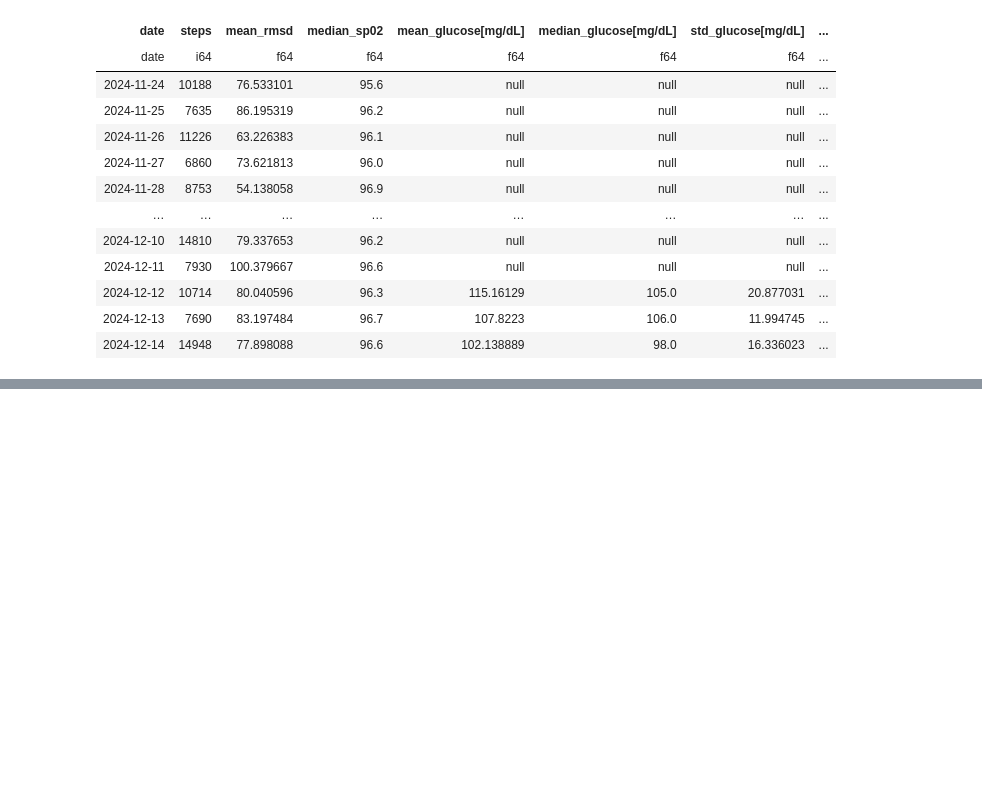
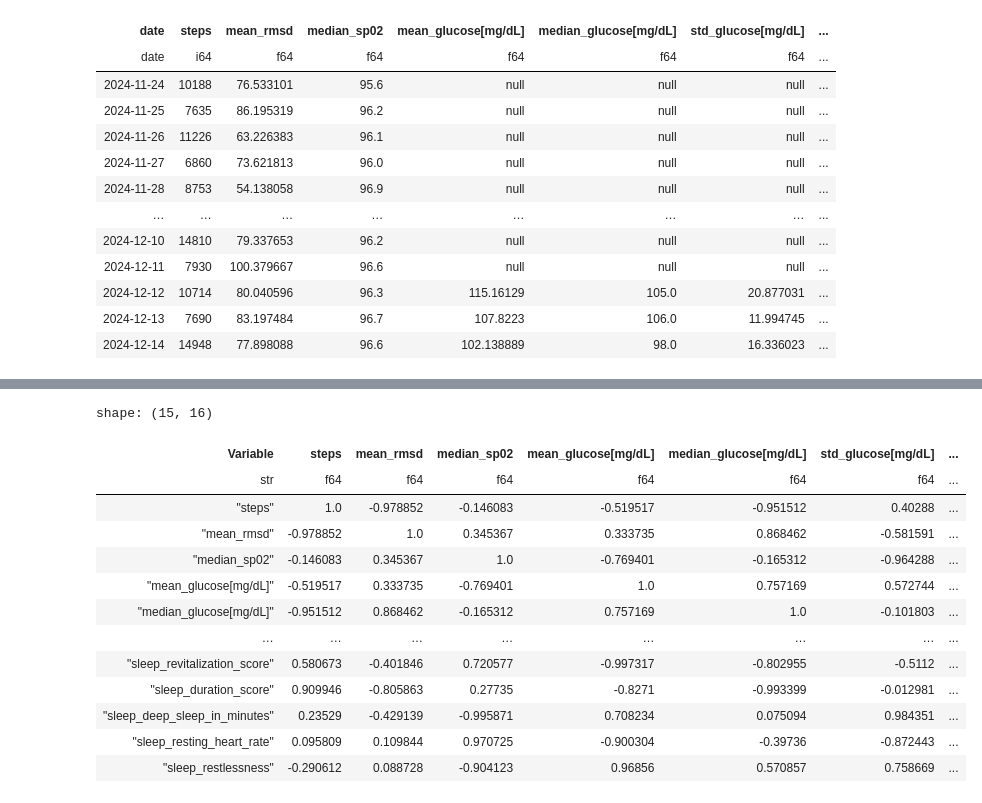
Before and after one commit to roman91DE/fitbitData, a Jupyter notebook: src/main.ipynb, the cells around one changed output, grey strips where cells are left out. Drawn from its saved outputs; the diff is of its cells as text; code cells hidden in the pictures; blank space fills up the shorter version.

```diff
--- a/src/main.ipynb
+++ b/src/main.ipynb
@@ -366,0 +358,26 @@ pdf
+# %%
+df_cor = df.drop("date").drop_nulls().corr()
+
+vars = df_cor.columns
+
+df_cor = df_cor.select(
+    pl.Series(vars).alias("Variable"),
+    cs.all()
+)
+
+df_cor
+# %% [output]
+shape: (15, 16)
+| Variable | steps | mean_rmsd | median_sp02 | mean_glucose[mg/dL] | median_glucose[mg/dL] | std_glucose[mg/dL] | ... |
+| str | f64 | f64 | f64 | f64 | f64 | f64 | ... |
+| "steps" | 1.0 | -0.978852 | -0.146083 | -0.519517 | -0.951512 | 0.40288 | ... |
+| "mean_rmsd" | -0.978852 | 1.0 | 0.345367 | 0.333735 | 0.868462 | -0.581591 | ... |
+| "median_sp02" | -0.146083 | 0.345367 | 1.0 | -0.769401 | -0.165312 | -0.964288 | ... |
+| "mean_glucose[mg/dL]" | -0.519517 | 0.333735 | -0.769401 | 1.0 | 0.757169 | 0.572744 | ... |
+| "median_glucose[mg/dL]" | -0.951512 | 0.868462 | -0.165312 | 0.757169 | 1.0 | -0.101803 | ... |
+| … | … | … | … | … | … | … | ... |
+| "sleep_revitalization_score" | 0.580673 | -0.401846 | 0.720577 | -0.997317 | -0.802955 | -0.5112 | ... |
+| "sleep_duration_score" | 0.909946 | -0.805863 | 0.27735 | -0.8271 | -0.993399 | -0.012981 | ... |
+| "sleep_deep_sleep_in_minutes" | 0.23529 | -0.429139 | -0.995871 | 0.708234 | 0.075094 | 0.984351 | ... |
+| "sleep_resting_heart_rate" | 0.095809 | 0.109844 | 0.970725 | -0.900304 | -0.39736 | -0.872443 | ... |
+| "sleep_restlessness" | -0.290612 | 0.088728 | -0.904123 | 0.96856 | 0.570857 | 0.758669 | ... |
```
Also changed, not shown: parts of 8 cells of this notebook.
